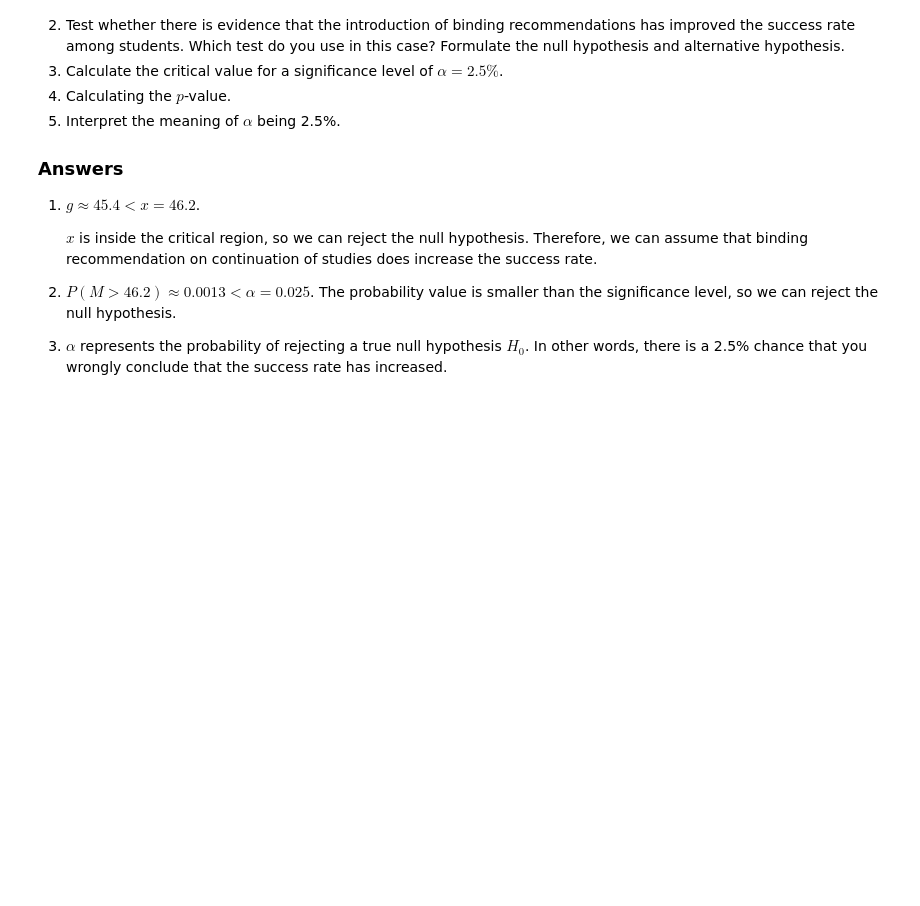
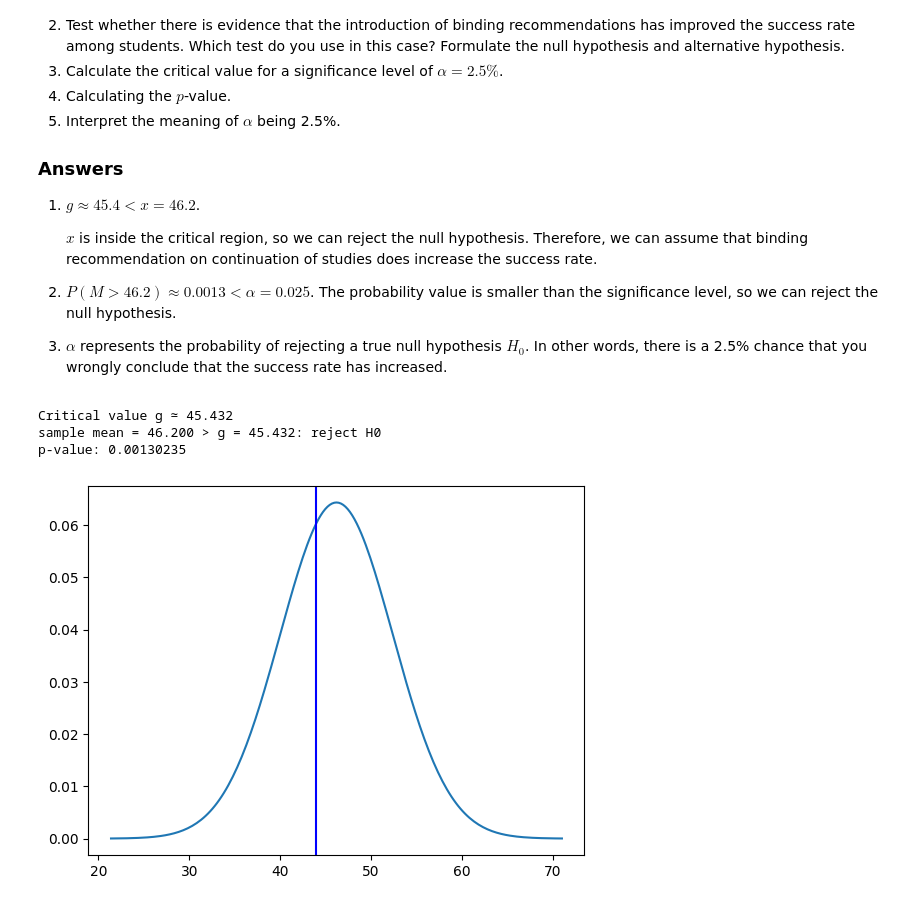
Before and after one commit to i32caroj/data-science, a Jupyter notebook: 3-central-limit-testing/lab-3.04-hypothesis-testing.ipynb, the cells around one changed output. Drawn from its saved outputs; the diff is of its cells as text; code cells hidden in the pictures; blank space fills up the shorter version.

```diff
--- a/3-central-limit-testing/lab-3.04-hypothesis-testing.ipynb
+++ b/3-central-limit-testing/lab-3.04-hypothesis-testing.ipynb
@@ -152,3 +294,40 @@ It is being said that introducing a “binding recommendation on continuation of
 
 2. $P(M > 46.2) \approx 0.0013 < \alpha = 0.025$. The probability value is smaller than the significance level, so we can reject the null hypothesis.
 3. $\alpha$ represents the probability of rejecting a true null hypothesis $H_0$. In other words, there is a 2.5% chance that you wrongly conclude that the success rate has increased.
+# %%
+mu = 44
+sigma = 6.2
+n = 72
+sample_mean = 46.2
+alpha = 0.025
+
+dist_x = np.linspace(sample_mean - 4 * sigma, sample_mean + 4 * sigma, num=201)
+# Y-values for drawing the Gauss curve
+dist_y = stats.norm.pdf(dist_x, sample_mean, sigma)
+# Plot the Gauss-curve
+plt.plot(dist_x, dist_y)
+
+# Fill the area left of x
+# plt.fill_between(dist_x, 0, dist_y, where=(dist_x <= x), color='lightblue')
+# Show the mean with an orange line
+plt.axvline(mu, color="blue")
+
+#H0: The success rate has not improved. x <= 44.
+#H1: The success rate has improved. x > 44.
+#We now the standard deviation of the population and the sample size is bigger than 30, so we use the z-test.
+
+g = stats.norm.isf(alpha, loc=mu, scale=sigma / np.sqrt(n))
+print("Critical value g ≃ %.3f" % g)
+if (sample_mean < g):
+    print("sample mean = %.3f < g = %.3f: do not reject H0" % (sample_mean, g))
+else:
+    print("sample mean = %.3f > g = %.3f: reject H0" % (sample_mean, g))
+
+p = stats.norm.sf(sample_mean, loc=mu, scale=sigma/np.sqrt(n))
+
+print("p-value: %.8f" % p)
+# %% [output]
+Critical value g ≃ 45.432
+sample mean = 46.200 > g = 45.432: reject H0
+p-value: 0.00130235
+[figure, added]
```
Also changed, not shown: parts of 5 cells of this notebook.
